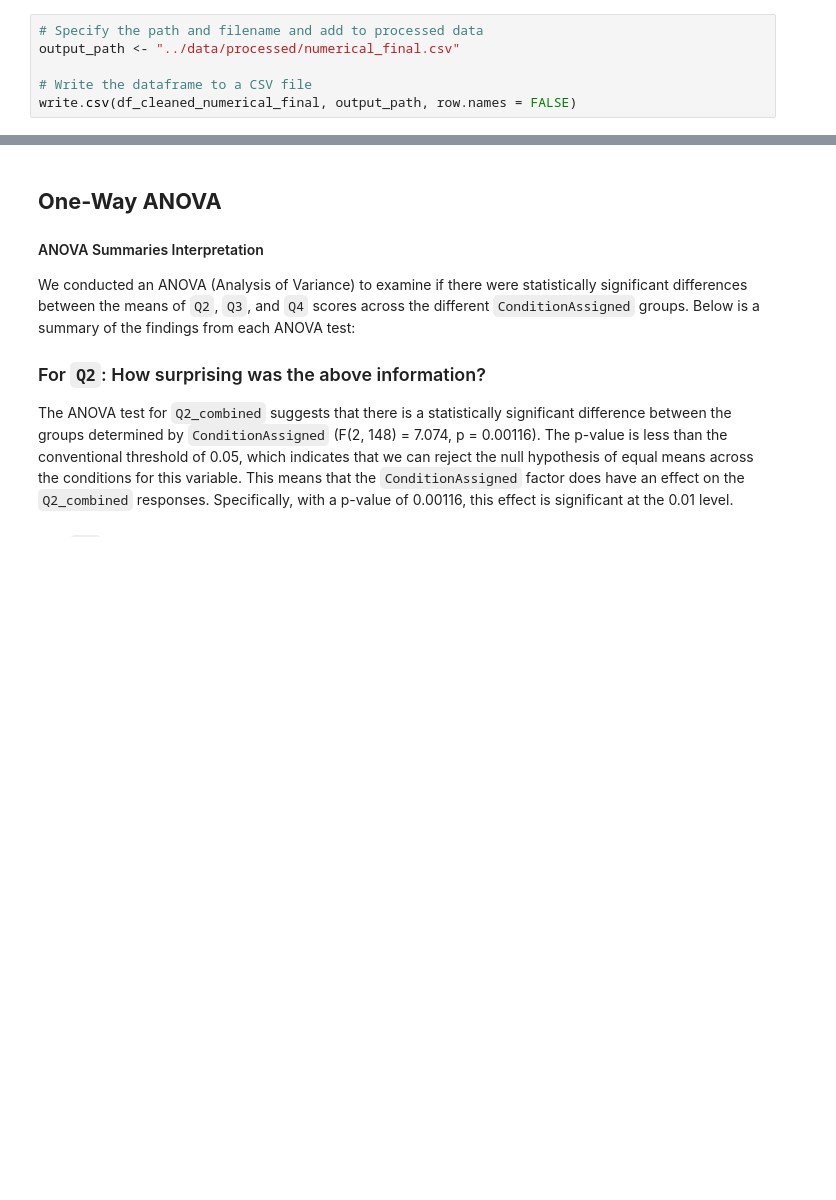
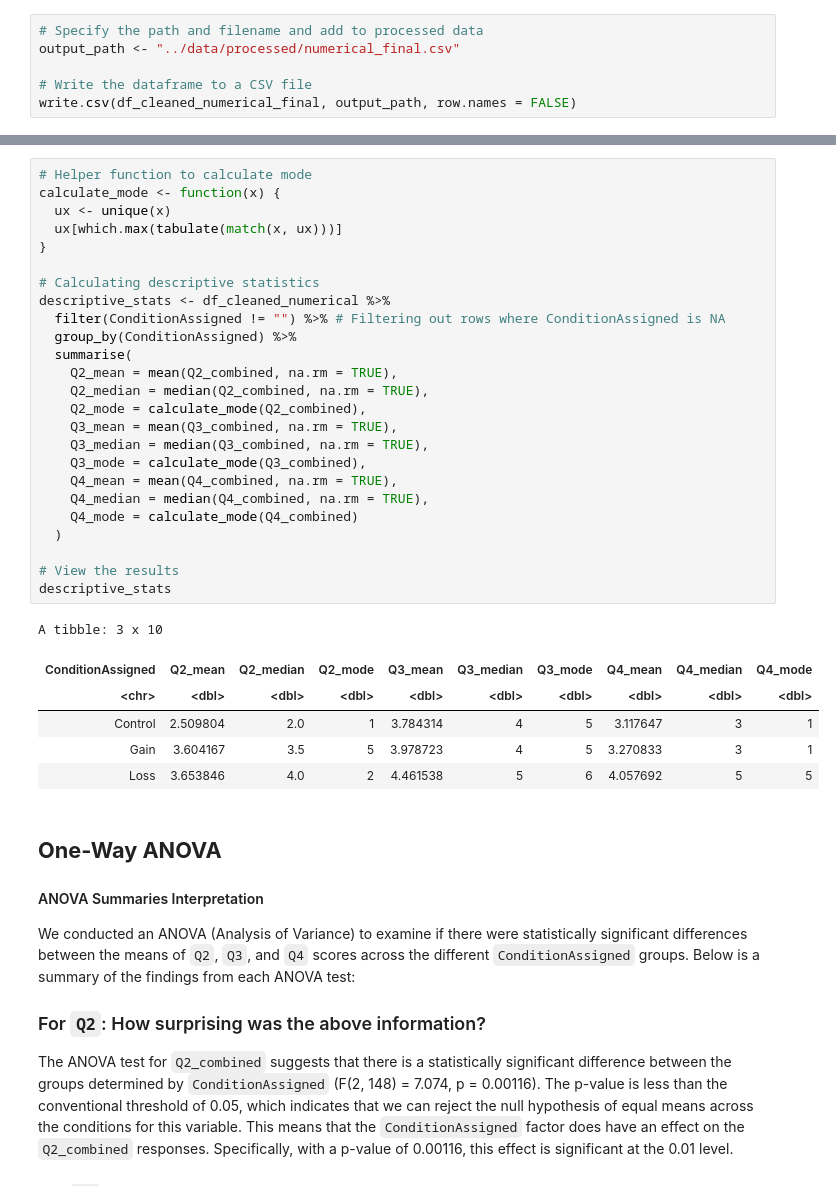
Before and after one commit to riddhibattu/PSYC421_Sustain-a-Cup-research, a Jupyter notebook: src/statistical_analysis.ipynb, the cells around one changed output, grey strips where cells are left out. Cells and saved outputs as stored; diff of their text form; blank space fills up the shorter version.

Commit message:
added descriptive statistics for questions and each condition

```diff
--- a/src/statistical_analysis.ipynb
+++ b/src/statistical_analysis.ipynb
@@ -388,3 +420,35 @@ write.csv(df_cleaned_numerical_final, output_path, row.names = FALSE)
+# %%
+# Helper function to calculate mode
+calculate_mode <- function(x) {
+  ux <- unique(x)
+  ux[which.max(tabulate(match(x, ux)))]
+}
+
+# Calculating descriptive statistics
+descriptive_stats <- df_cleaned_numerical %>%
+  filter(ConditionAssigned != "") %>% # Filtering out rows where ConditionAssigned is NA
+  group_by(ConditionAssigned) %>%
+  summarise(
+    Q2_mean = mean(Q2_combined, na.rm = TRUE),
+    Q2_median = median(Q2_combined, na.rm = TRUE),
+    Q2_mode = calculate_mode(Q2_combined),
+    Q3_mean = mean(Q3_combined, na.rm = TRUE),
+    Q3_median = median(Q3_combined, na.rm = TRUE),
+    Q3_mode = calculate_mode(Q3_combined),
+    Q4_mean = mean(Q4_combined, na.rm = TRUE),
+    Q4_median = median(Q4_combined, na.rm = TRUE),
+    Q4_mode = calculate_mode(Q4_combined)
+  )
+
+# View the results
+descriptive_stats
+# %% [output]
+A tibble: 3 x 10
+| ConditionAssigned | Q2_mean | Q2_median | Q2_mode | Q3_mean | Q3_median | Q3_mode | Q4_mean | Q4_median | Q4_mode |
+| <chr> | <dbl> | <dbl> | <dbl> | <dbl> | <dbl> | <dbl> | <dbl> | <dbl> | <dbl> |
+| Control | 2.509804 | 2.0 | 1 | 3.784314 | 4 | 5 | 3.117647 | 3 | 1 |
+| Gain | 3.604167 | 3.5 | 5 | 3.978723 | 4 | 5 | 3.270833 | 3 | 1 |
+| Loss | 3.653846 | 4.0 | 2 | 4.461538 | 5 | 6 | 4.057692 | 5 | 5 |
 # %% [markdown]
 ## **One-Way ANOVA**
 
```
Also changed, not shown: parts of 2 cells of this notebook.
